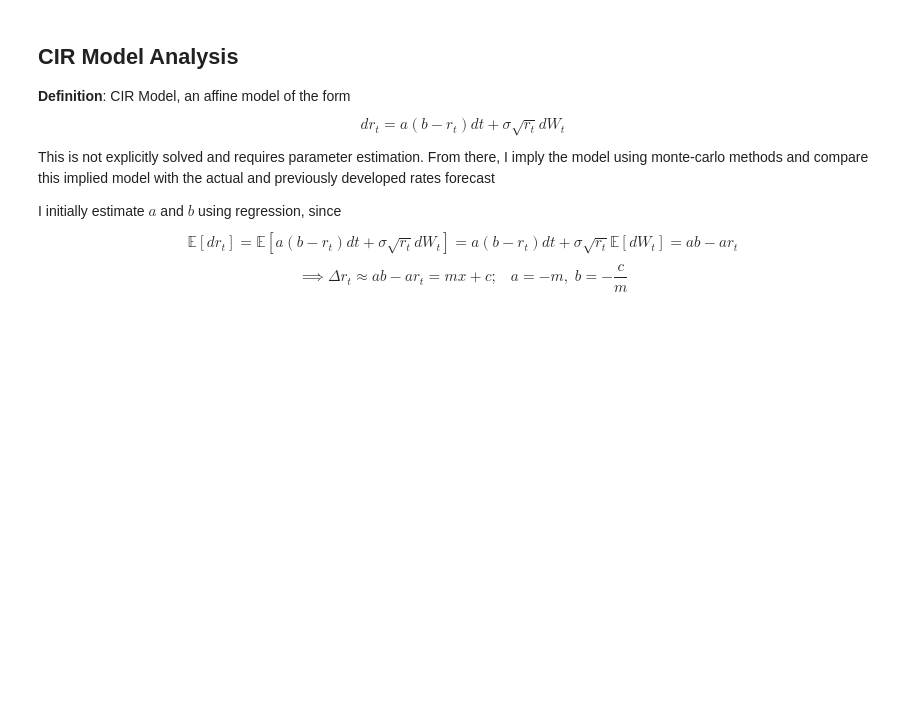
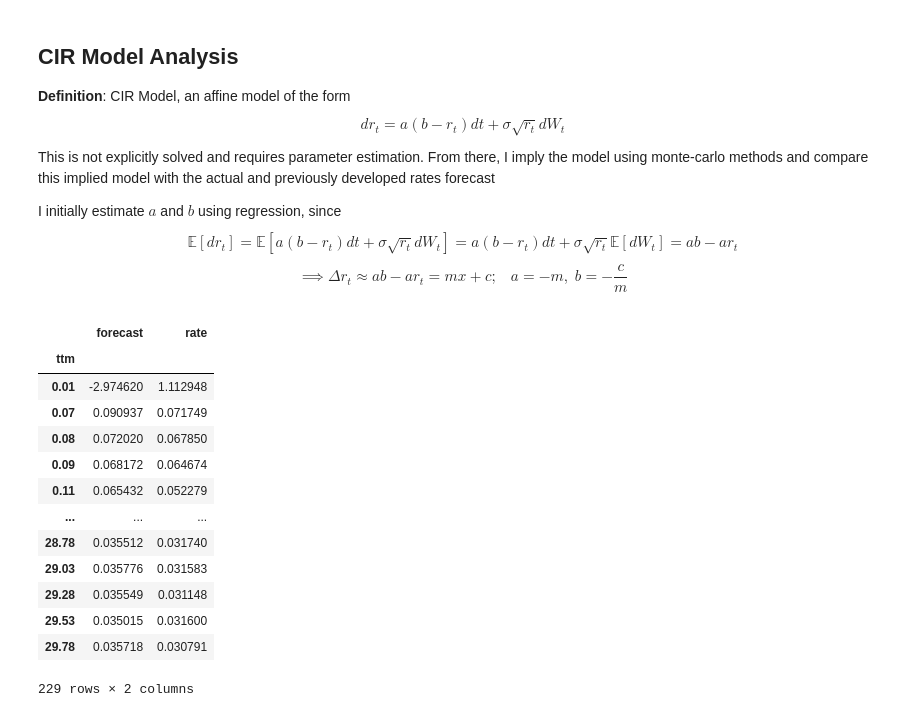
Before and after one commit to jdean53/GeneralWork, a Jupyter notebook: StoCal2/final_project.ipynb, the cells around one changed output. Cells and saved outputs as stored; diff of their text form; code cells hidden in the pictures; blank space fills up the shorter version.

```diff
--- a/StoCal2/final_project.ipynb
+++ b/StoCal2/final_project.ipynb
@@ -256,6 +256,23 @@ comps = pd.merge(
     right_index=True
 )
 comps = comps[comps['forecast'] <= 0.1]
+# %%
+comps
+# %% [output]
+|  | forecast | rate |
+| ttm |  |  |
+| 0.01 | -2.974620 | 1.112948 |
+| 0.07 | 0.090937 | 0.071749 |
+| 0.08 | 0.072020 | 0.067850 |
+| 0.09 | 0.068172 | 0.064674 |
+| 0.11 | 0.065432 | 0.052279 |
+| ... | ... | ... |
+| 28.78 | 0.035512 | 0.031740 |
+| 29.03 | 0.035776 | 0.031583 |
+| 29.28 | 0.035549 | 0.031148 |
+| 29.53 | 0.035015 | 0.031600 |
+| 29.78 | 0.035718 | 0.030791 |
+229 rows × 2 columns
 # %%
 '''
 Plot forecasted and actual term structures
```
Also changed, not shown: parts of 10 cells of this notebook.
